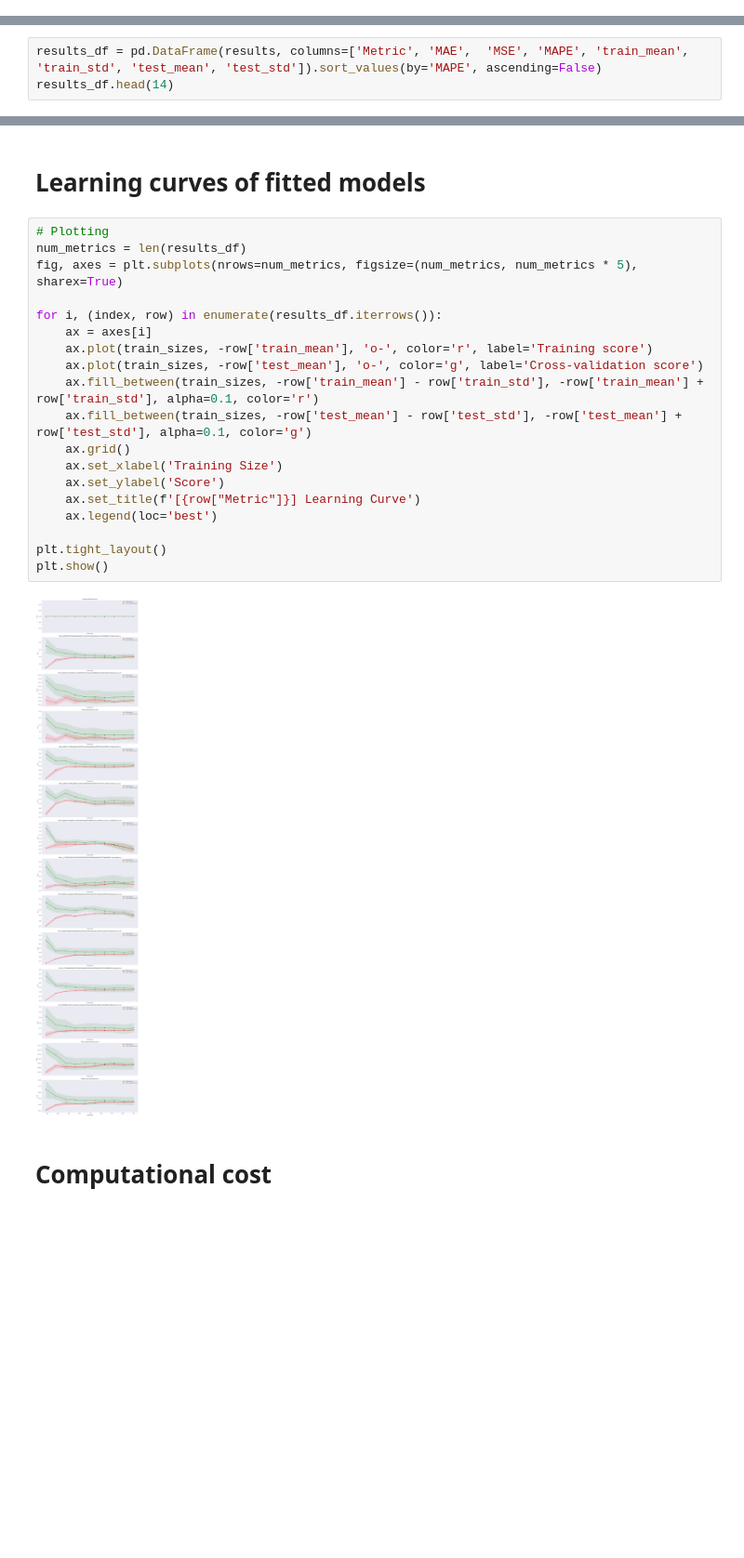
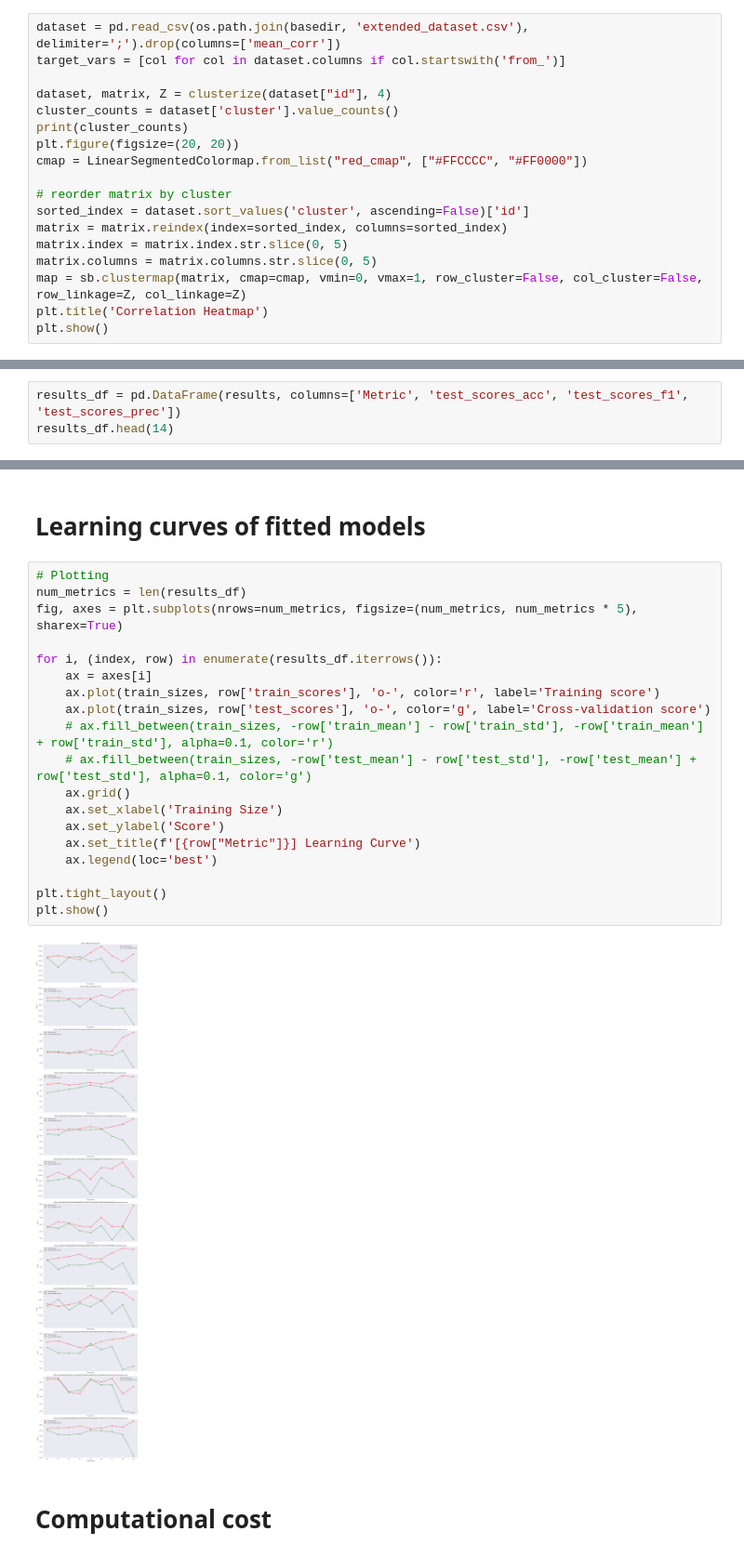
Before and after one commit to Inria-Empenn/fmri_feature_model, a Jupyter notebook: analysis/auditory/auditory_analysis.ipynb, the cells around one changed output, grey strips where cells are left out. Shown at 93% size. Cells and saved outputs as stored; diff of their text form; blank space fills up the shorter version.

Commit message:
recalculate mean corrs

```diff
--- a/analysis/auditory/auditory_analysis.ipynb
+++ b/analysis/auditory/auditory_analysis.ipynb
@@ -160,0 +130,18 @@ Name: count, dtype: int64
+# %%
+dataset = pd.read_csv(os.path.join(basedir, 'extended_dataset.csv'), delimiter=';').drop(columns=['mean_corr'])
+target_vars = [col for col in dataset.columns if col.startswith('from_')]
+
+dataset, matrix, Z = clusterize(dataset["id"], 4)
+cluster_counts = dataset['cluster'].value_counts()
+print(cluster_counts)
+plt.figure(figsize=(20, 20))
+cmap = LinearSegmentedColormap.from_list("red_cmap", ["#FFCCCC", "#FF0000"])
+
+# reorder matrix by cluster
+sorted_index = dataset.sort_values('cluster', ascending=False)['id']
+matrix = matrix.reindex(index=sorted_index, columns=sorted_index)
+matrix.index = matrix.index.str.slice(0, 5)
+matrix.columns = matrix.columns.str.slice(0, 5)
+map = sb.clustermap(matrix, cmap=cmap, vmin=0, vmax=1, row_cluster=False, col_cluster=False, row_linkage=Z, col_linkage=Z)
+plt.title('Correlation Heatmap')
+plt.show()
@@ -539,4 +629,4 @@ results.append(('cluster',
 # %%
-results_df = pd.DataFrame(results, columns=['Metric', 'MAE',  'MSE', 'MAPE', 'train_mean', 'train_std', 'test_mean', 'test_std']).sort_values(by='MAPE', ascending=False)
+results_df = pd.DataFrame(results, columns=['Metric', 'test_scores_acc', 'test_scores_f1', 'test_scores_prec'])
 results_df.head(14)
 # %% [output]
@@ -607,24 +685,24 @@ plt.show()
 # %%
 # Plotting
 num_metrics = len(results_df)
 fig, axes = plt.subplots(nrows=num_metrics, figsize=(num_metrics, num_metrics * 5), sharex=True)
 
 for i, (index, row) in enumerate(results_df.iterrows()):
     ax = axes[i]
-    ax.plot(train_sizes, -row['train_mean'], 'o-', color='r', label='Training score')
-    ax.plot(train_sizes, -row['test_mean'], 'o-', color='g', label='Cross-validation score')
-    ax.fill_between(train_sizes, -row['train_mean'] - row['train_std'], -row['train_mean'] + row['train_std'], alpha=0.1, color='r')
-    ax.fill_between(train_sizes, -row['test_mean'] - row['test_std'], -row['test_mean'] + row['test_std'], alpha=0.1, color='g')
+    ax.plot(train_sizes, row['train_scores'], 'o-', color='r', label='Training score')
+    ax.plot(train_sizes, row['test_scores'], 'o-', color='g', label='Cross-validation score')
+    # ax.fill_between(train_sizes, -row['train_mean'] - row['train_std'], -row['train_mean'] + row['train_std'], alpha=0.1, color='r')
+    # ax.fill_between(train_sizes, -row['test_mean'] - row['test_std'], -row['test_mean'] + row['test_std'], alpha=0.1, color='g')
     ax.grid()
     ax.set_xlabel('Training Size')
     ax.set_ylabel('Score')
     ax.set_title(f'[{row["Metric"]}] Learning Curve')
     ax.legend(loc='best')
 
 plt.tight_layout()
 plt.show()
 # %% [output]
-[figure, old version]
+[figure, new version]
 # %% [markdown]
 # Computational cost
 # %%
```
Also changed, not shown: parts of 18 cells of this notebook, 26 other files.
